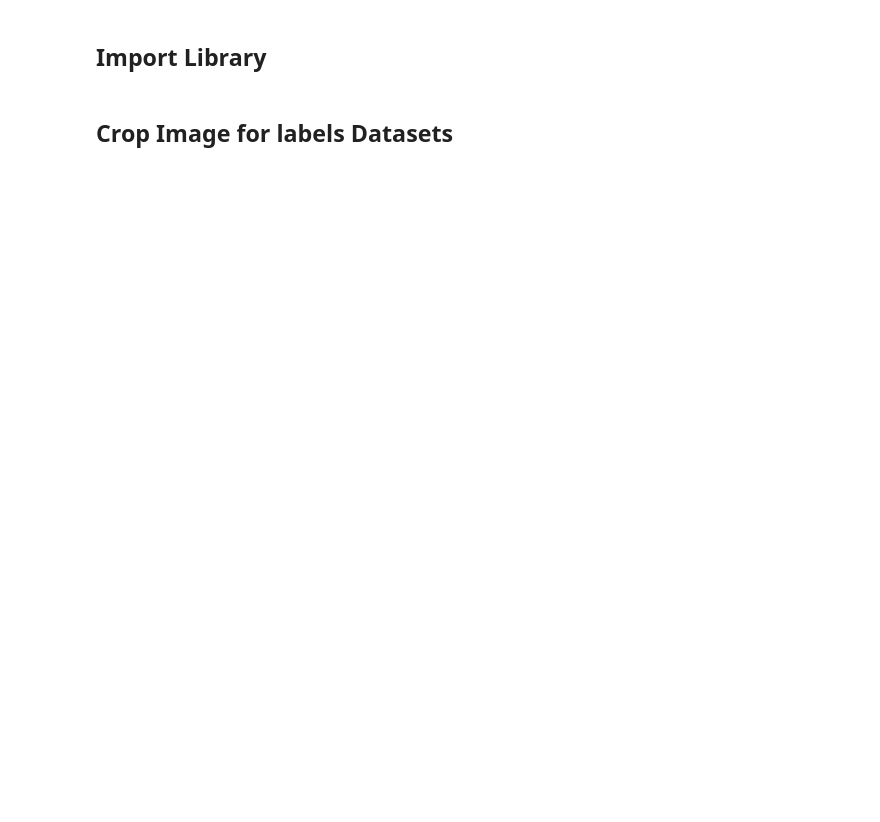
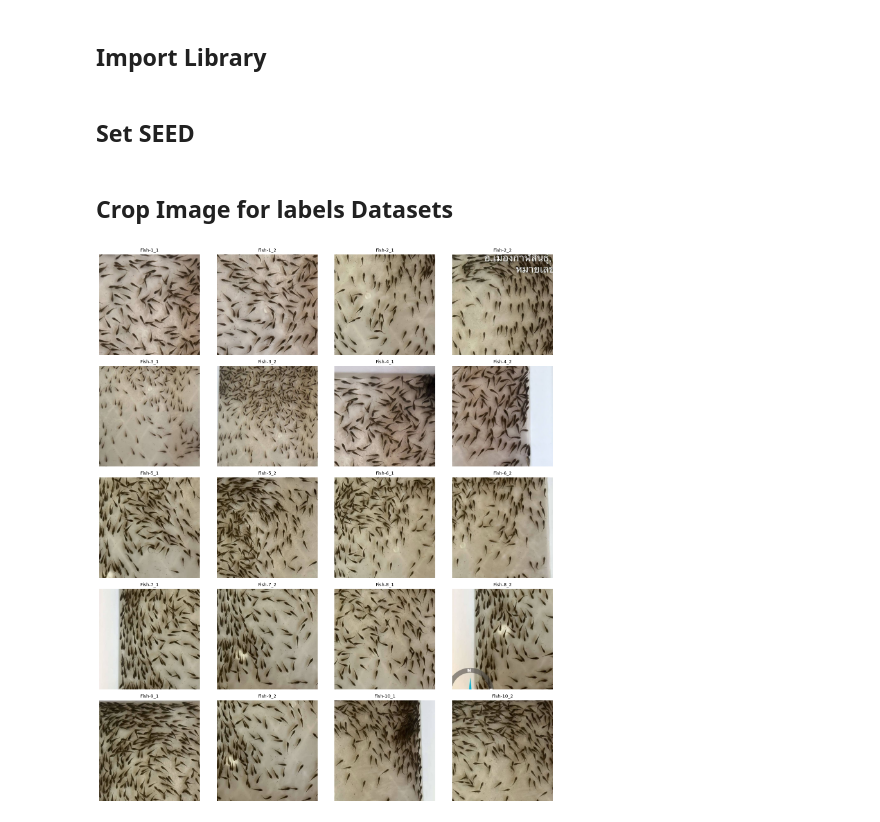
Before and after one commit to PhitchakornJalas/Mini-Project-Fish-Counting, a Jupyter notebook: src/yolo26n-seg.ipynb, the cells around one changed output. Cells and saved outputs as stored; diff of their text form; code cells hidden in the pictures; blank space fills up the shorter version.

Commit message:
add crops_fish_image fuction
in file yolo26n-seg.ipynb

```diff
--- a/src/yolo26n-seg.ipynb
+++ b/src/yolo26n-seg.ipynb
@@ -9,2 +10,4 @@ import cv2
 import matplotlib.pyplot as plt
 from ultralytics import YOLO
+# %% [markdown]
+## Set SEED
@@ -12,27 +19,21 @@ from ultralytics import YOLO
 ## Crop Image for labels Datasets
 # %%
 def load_fish_image(filepath="../data/test_fish/*.jpg"):
-  files = glob(filepath)
+  files = sorted(glob(filepath), key=lambda x: int(x.split("-")[-1].split(".")[0]))
   images = []
 
   for file in files:
     fish_img = cv2.imread(file)
     if fish_img is not None:
       fish_rgb = cv2.cvtColor(fish_img, cv2.COLOR_BGR2RGB)
-      print(f"Loaded: {file} | Shape: {fish_rgb.shape}")
-      images.append(fish_rgb)
+      # print(f"Loaded: {file} | Shape: {fish_rgb.shape}")
+      file_name = file.split("/")[-1].split(".")[0]
+      h, w, _ = fish_rgb.shape
+      images.append({"name": file_name,
+                     "height": h,
+                     "width": w,
+                     "pixel_array": fish_rgb})
     else:
-      print(f"Warning: dowloaded {file} fail!!!")
+      print(f"Warning: Dowload {file} fail!!!")
 
   return images
-
-  # fig, ax = plt.subplots(nrows=2, ncols=5, figsize=(15, 6))
-  # ax = ax.flatten()
-
-    # ax[i].imshow(fish_rgb)
-    # ax[i].axis('off')
-
-  # plt.tight_layout()
-  # plt.show()
-
-# def crop_image_for_labels():
@@ -38,0 +100,4 @@ def load_fish_image(filepath="../data/test_fish/*.jpg"):
+# %%
+crops_fish_image()
+# %% [output]
+[figure, added]
```
Also changed, not shown: parts of 4 cells of this notebook.
